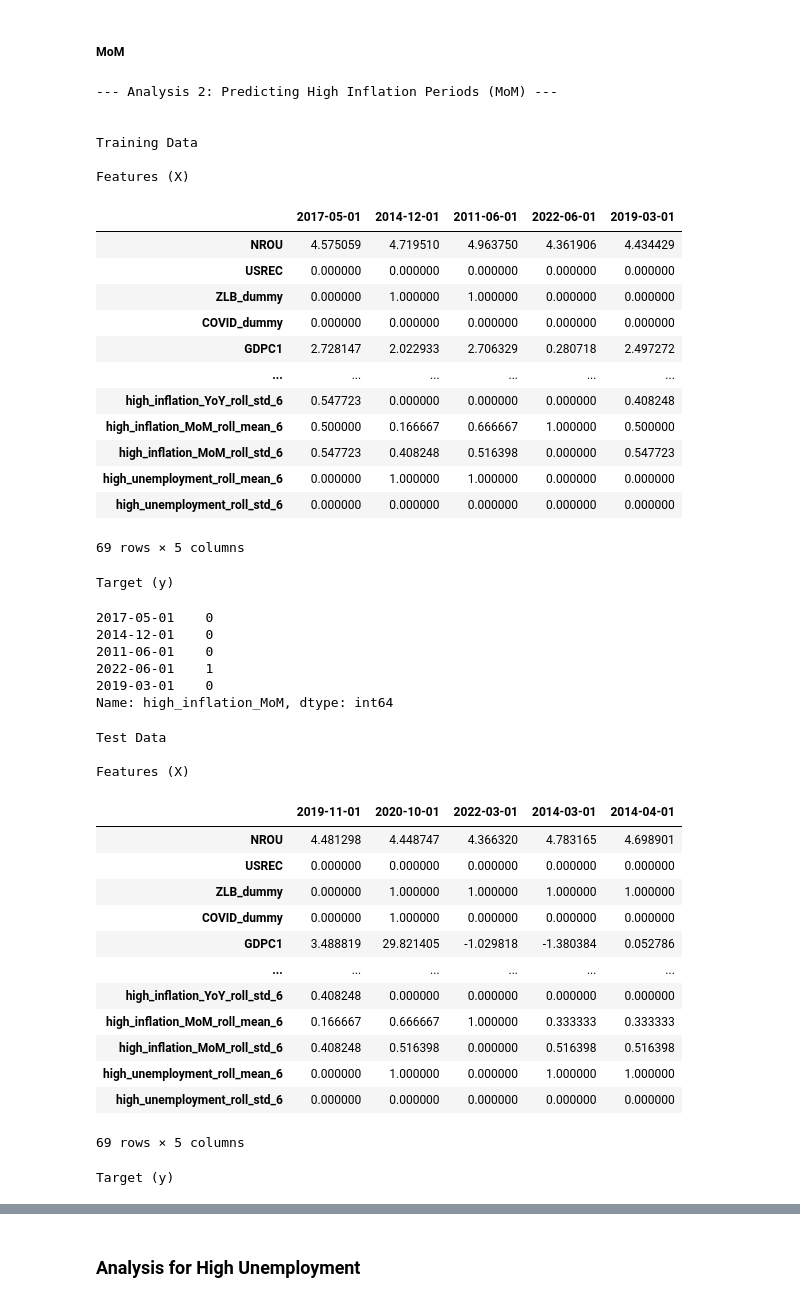
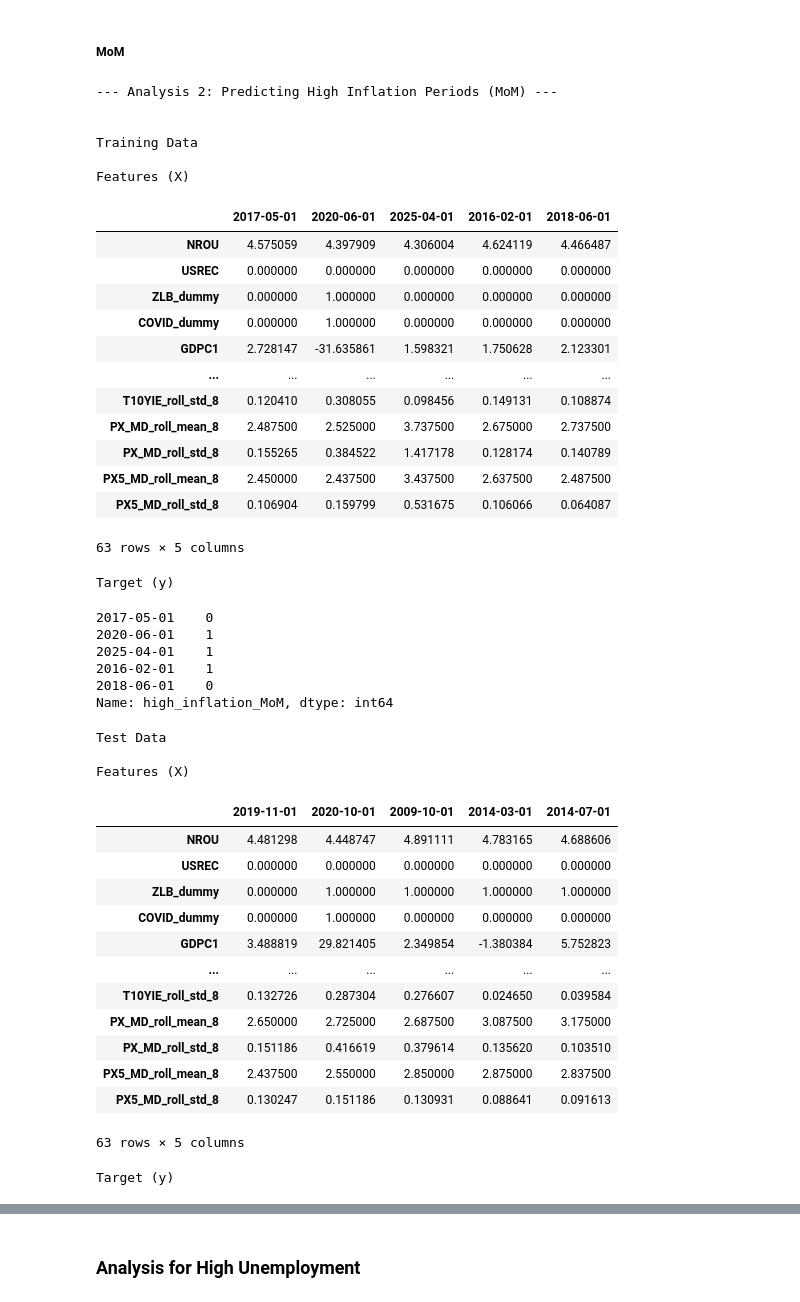
Before and after one commit to taso5789/ds-project-portfolio, a Jupyter notebook: code/4_Naive_Bayes.ipynb, the cells around one changed output, grey strips where cells are left out. Saved outputs shown, nothing was run; the diff lists cells and outputs as text; code cells hidden in the pictures.

```diff
--- a/code/4_Naive_Bayes.ipynb
+++ b/code/4_Naive_Bayes.ipynb
@@ -273,10 +281,18 @@ High Inflation       0.92      0.77      0.84        31
 print('\n--- Analysis 2: Predicting High Inflation Periods (MoM) ---')
 
 # Generate lag/rolling features
-df_inf_MoM = feature_engineering(df, lags=[], windows=[6])
+df_inf_MoM = feature_engineering(df, lags=[], windows=[8]) # 0.7059
+
+# Define the prefixes of columns to drop
+prefixes_to_drop = ['PCEPILFE_YoY', 'PCEPILFE_MoM', 'UNRATE', 'high_inflation_YoY', 'high_inflation_MoM', 'high_unemployment']
+
+# Find all columns that start with any of the defined prefixes using a list comprehension
+cols_to_drop = [col for col in df_inf_MoM.columns for prefix in prefixes_to_drop if col.startswith(prefix)]
+
+# Drop the identified columns from the DataFrame
+features = df_inf_MoM.drop(columns=cols_to_drop)
 
 # Define Features (X) and Target (y)
-features = df_inf_MoM.drop(columns=['PCEPILFE_YoY', 'PCEPILFE_MoM', 'UNRATE', 'high_inflation_YoY', 'high_inflation_MoM', 'high_unemployment'])
 X_inf_MoM = features
 y_inf_MoM = df_inf_MoM['high_inflation_MoM']
 
@@ -341,69 +357,69 @@ else:
 
 n_minority_new = int(majority_count * 2.0)
 
 desired_strategy = {
     majority_label: majority_count,
     minority_label: n_minority_new
 }
 
 # Apply SMOTE to the TRAINING data only
 smote = SMOTE(sampling_strategy=desired_strategy, random_state=42)
 X_train_resampled, y_train_resampled = smote.fit_resample(X_inf_MoM_train_scaled, y_inf_MoM_train)
 
 # Train and Evaluate the Naive Bayes Model
 gnb_inf = GaussianNB()
 gnb_inf.fit(X_train_resampled, y_train_resampled)
 y_inf_MoM_pred = gnb_inf.predict(X_inf_MoM_test_scaled)
 
 # Display evaluation results
 print(f'\nModel Accuracy: {accuracy_score(y_inf_MoM_test, y_inf_MoM_pred):.4f}')
 print('\nConfusion Matrix:')
 print(confusion_matrix(y_inf_MoM_test, y_inf_MoM_pred))
 print('\nClassification Report:')
 print(classification_report(y_inf_MoM_test, y_inf_MoM_pred, target_names=['Low Inflation', 'High Inflation']))
 # %% [output]
 --- Analysis 2: Predicting High Inflation Periods (MoM) ---
 
 
 Training Data
 
 Features (X)
-|  | 2017-05-01 | 2014-12-01 | 2011-06-01 | 2022-06-01 | 2019-03-01 |
-| NROU | 4.575059 | 4.719510 | 4.963750 | 4.361906 | 4.434429 |
+|  | 2017-05-01 | 2020-06-01 | 2025-04-01 | 2016-02-01 | 2018-06-01 |
+| NROU | 4.575059 | 4.397909 | 4.306004 | 4.624119 | 4.466487 |
 | USREC | 0.000000 | 0.000000 | 0.000000 | 0.000000 | 0.000000 |
-| ZLB_dummy | 0.000000 | 1.000000 | 1.000000 | 0.000000 | 0.000000 |
-| COVID_dummy | 0.000000 | 0.000000 | 0.000000 | 0.000000 | 0.000000 |
-| GDPC1 | 2.728147 | 2.022933 | 2.706329 | 0.280718 | 2.497272 |
+| ZLB_dummy | 0.000000 | 1.000000 | 0.000000 | 0.000000 | 0.000000 |
+| COVID_dummy | 0.000000 | 1.000000 | 0.000000 | 0.000000 | 0.000000 |
+| GDPC1 | 2.728147 | -31.635861 | 1.598321 | 1.750628 | 2.123301 |
 | ... | ... | ... | ... | ... | ... |
-| high_inflation_YoY_roll_std_6 | 0.547723 | 0.000000 | 0.000000 | 0.000000 | 0.408248 |
-| high_inflation_MoM_roll_mean_6 | 0.500000 | 0.166667 | 0.666667 | 1.000000 | 0.500000 |
-| high_inflation_MoM_roll_std_6 | 0.547723 | 0.408248 | 0.516398 | 0.000000 | 0.547723 |
-| high_unemployment_roll_mean_6 | 0.000000 | 1.000000 | 1.000000 | 0.000000 | 0.000000 |
-| high_unemployment_roll_std_6 | 0.000000 | 0.000000 | 0.000000 | 0.000000 | 0.000000 |
+| T10YIE_roll_std_8 | 0.120410 | 0.308055 | 0.098456 | 0.149131 | 0.108874 |
+| PX_MD_roll_mean_8 | 2.487500 | 2.525000 | 3.737500 | 2.675000 | 2.737500 |
+| PX_MD_roll_std_8 | 0.155265 | 0.384522 | 1.417178 | 0.128174 | 0.140789 |
+| PX5_MD_roll_mean_8 | 2.450000 | 2.437500 | 3.437500 | 2.637500 | 2.487500 |
+| PX5_MD_roll_std_8 | 0.106904 | 0.159799 | 0.531675 | 0.106066 | 0.064087 |
-69 rows × 5 columns
+63 rows × 5 columns
 Target (y)
 2017-05-01    0
-2014-12-01    0
-2011-06-01    0
-2022-06-01    1
-2019-03-01    0
+2020-06-01    1
+2025-04-01    1
+2016-02-01    1
+2018-06-01    0
 Name: high_inflation_MoM, dtype: int64
 Test Data
 
 Features (X)
-|  | 2019-11-01 | 2020-10-01 | 2022-03-01 | 2014-03-01 | 2014-04-01 |
-| NROU | 4.481298 | 4.448747 | 4.366320 | 4.783165 | 4.698901 |
+|  | 2019-11-01 | 2020-10-01 | 2009-10-01 | 2014-03-01 | 2014-07-01 |
+| NROU | 4.481298 | 4.448747 | 4.891111 | 4.783165 | 4.688606 |
 | USREC | 0.000000 | 0.000000 | 0.000000 | 0.000000 | 0.000000 |
 | ZLB_dummy | 0.000000 | 1.000000 | 1.000000 | 1.000000 | 1.000000 |
 | COVID_dummy | 0.000000 | 1.000000 | 0.000000 | 0.000000 | 0.000000 |
-| GDPC1 | 3.488819 | 29.821405 | -1.029818 | -1.380384 | 0.052786 |
+| GDPC1 | 3.488819 | 29.821405 | 2.349854 | -1.380384 | 5.752823 |
 | ... | ... | ... | ... | ... | ... |
-| high_inflation_YoY_roll_std_6 | 0.408248 | 0.000000 | 0.000000 | 0.000000 | 0.000000 |
-| high_inflation_MoM_roll_mean_6 | 0.166667 | 0.666667 | 1.000000 | 0.333333 | 0.333333 |
-| high_inflation_MoM_roll_std_6 | 0.408248 | 0.516398 | 0.000000 | 0.516398 | 0.516398 |
-| high_unemployment_roll_mean_6 | 0.000000 | 1.000000 | 0.000000 | 1.000000 | 1.000000 |
-| high_unemployment_roll_std_6 | 0.000000 | 0.000000 | 0.000000 | 0.000000 | 0.000000 |
+| T10YIE_roll_std_8 | 0.132726 | 0.287304 | 0.276607 | 0.024650 | 0.039584 |
+| PX_MD_roll_mean_8 | 2.650000 | 2.725000 | 2.687500 | 3.087500 | 3.175000 |
+| PX_MD_roll_std_8 | 0.151186 | 0.416619 | 0.379614 | 0.135620 | 0.103510 |
+| PX5_MD_roll_mean_8 | 2.437500 | 2.550000 | 2.850000 | 2.875000 | 2.837500 |
+| PX5_MD_roll_std_8 | 0.130247 | 0.151186 | 0.130931 | 0.088641 | 0.091613 |
-69 rows × 5 columns
+63 rows × 5 columns
 Target (y)
 2019-11-01    0
 2020-10-01    0
```
Also changed, not shown: parts of 3 cells of this notebook, 42 other files.
